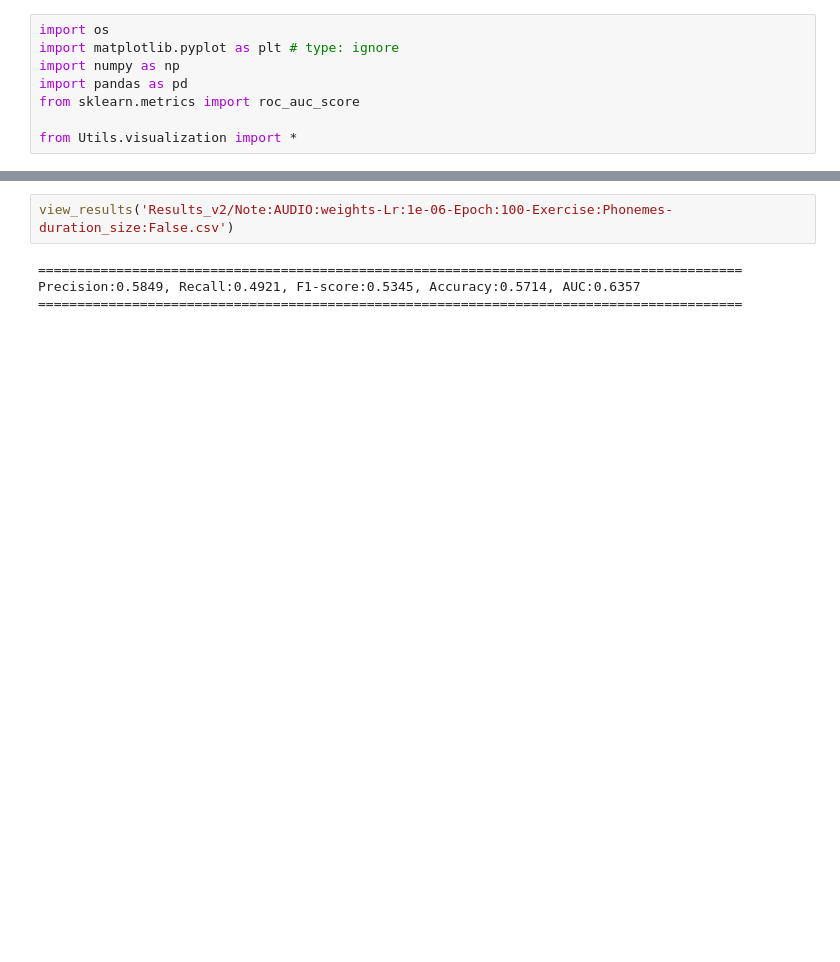
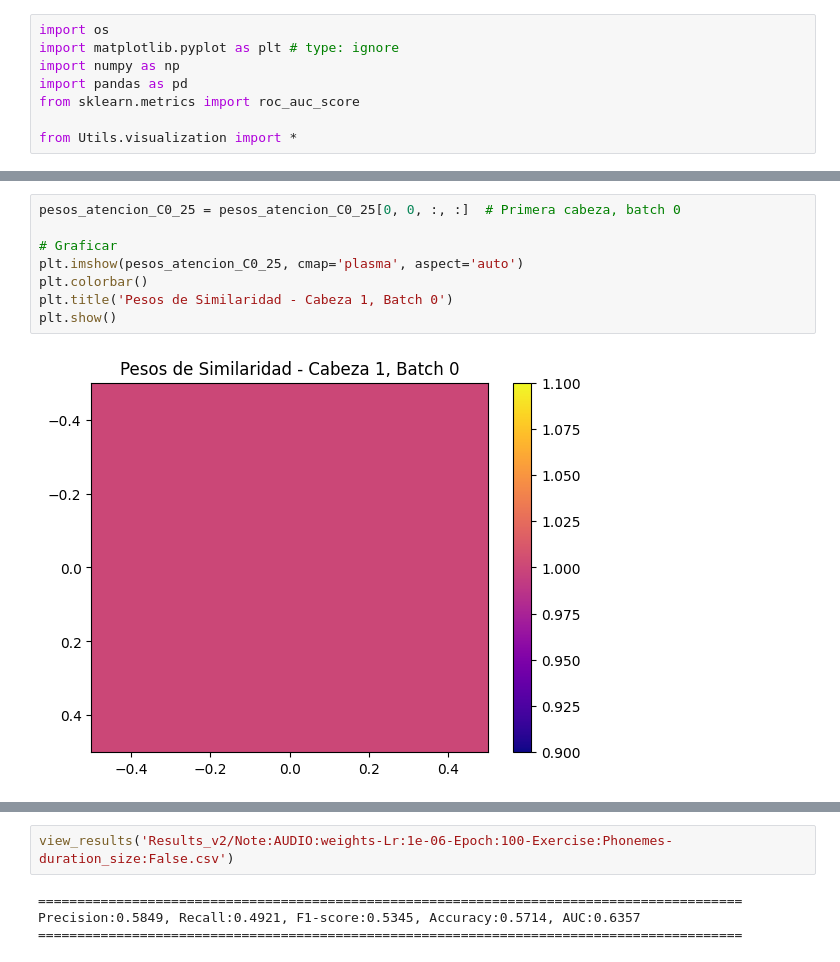
Before and after one commit to jdvalera19/Parkinson-Multimodal-Cross-Attention, a Jupyter notebook: View_result copy.ipynb, the cells around one changed output, grey strips where cells are left out. Saved outputs shown, nothing was run; the diff lists cells and outputs as text; blank space fills up the shorter version.

```diff
--- a/View_result copy.ipynb
+++ b/View_result copy.ipynb
@@ -8,0 +21,10 @@ from Utils.visualization import *
+# %%
+pesos_atencion_C0_25 = pesos_atencion_C0_25[0, 0, :, :]  # Primera cabeza, batch 0
+
+# Graficar
+plt.imshow(pesos_atencion_C0_25, cmap='plasma', aspect='auto')
+plt.colorbar()
+plt.title('Pesos de Similaridad - Cabeza 1, Batch 0')
+plt.show()
+# %% [output]
+[figure, added]
```
Also changed, not shown: parts of 27 cells of this notebook, 3 other files.
